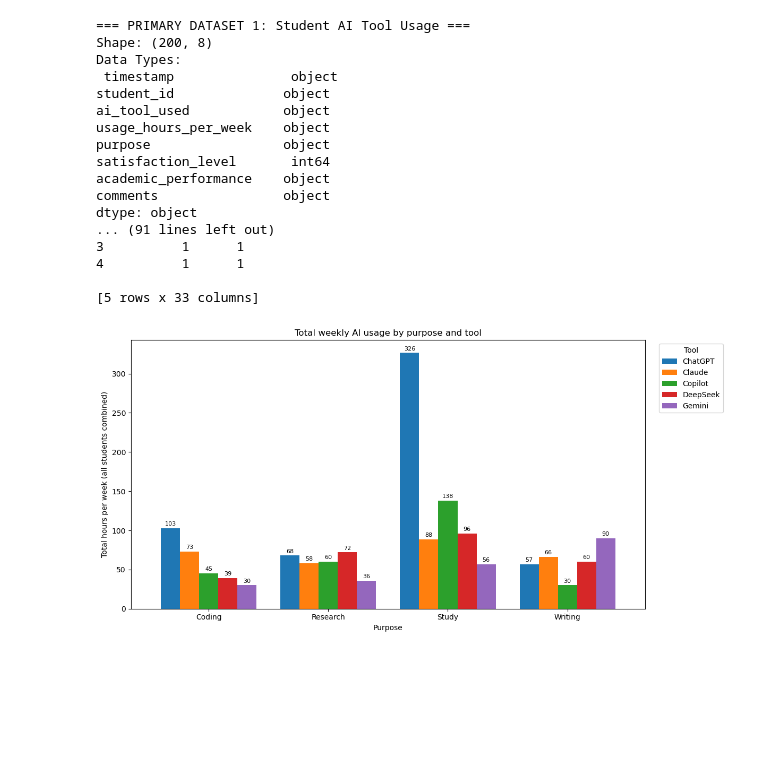
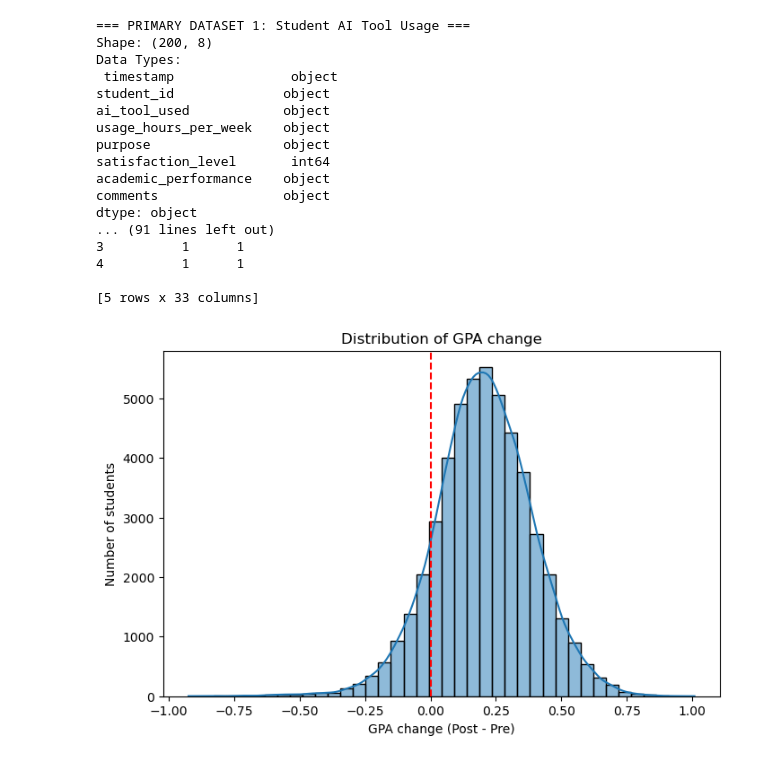
Before and after one commit to Snehashharmaa/cs418-learning-without-ai, a Jupyter notebook: data_acquisition.ipynb, the cells around one changed output. Saved outputs shown, nothing was run; the diff lists cells and outputs as text; code cells hidden in the pictures; blank space fills up the shorter version.

Commit message:
Update Q3 plots

```diff
--- a/data_acquisition.ipynb
+++ b/data_acquisition.ipynb
@@ -100,53 +100,3 @@ def to_hours(x):
         total += n
 
     return total / len(nums)
-# %%
-# THIS PLOT TRY TO SHOW THE TOTAL WEEKLY AI USAGE BY PURPOSE AND TOOL
-
-df_p1["usage_hours_raw"] = df_p1["usage_hours_per_week"]               # keep the original
-df_p1["usage_hours_per_week"] = df_p1["usage_hours_raw"].apply(to_hours)
-
-#
-df_p1["ai_tool_used"] = df_p1["ai_tool_used"].str.strip().str.lower()
-df_p1["ai_tool_used"] = df_p1["ai_tool_used"].replace({"claudeai": "claude"})
-df_p1["ai_tool_used"] = df_p1["ai_tool_used"].str.title().replace({"Chatgpt": "ChatGPT", "Deepseek": "DeepSeek"})
-
-df_p1["purpose"] = df_p1["purpose"].str.strip().str.lower()
-
-# the free-text row ("ChatGPT is used for many different tasks.")
-df_p1.loc[df_p1["purpose"].str.contains("many different tasks", na=False), "purpose"] = "other"
-df_p1["purpose"] = df_p1["purpose"].str.title()
-
-# print(df_p1["ai_tool_used"].unique())
-# print(df_p1["purpose"].unique())
-
-purpose_tool = df_p1.pivot_table(
-    index="purpose",
-    columns="ai_tool_used",
-    values="usage_hours_per_week",
-    aggfunc="mean",
-    margins=True,
-    margins_name="All"
-).round(2)
-
-# purpose_tool
-
-purpose_tool_sum = df_p1.pivot_table(index="purpose", columns="ai_tool_used",
-                                 values="usage_hours_per_week", aggfunc="sum")
-
-# print(purpose_tool_sum)
-purpose_tool_sum = purpose_tool_sum.drop(index='Other')
-
-ax = purpose_tool_sum.plot(kind="bar", figsize=(12, 6), width=0.8)
-for c in ax.containers:
-    ax.bar_label(c, fmt="%.0f", fontsize=8, padding=2)
-
-ax.set_xlabel("Purpose")
-ax.set_ylabel("Total hours per week (all students combined)")
-ax.set_title("Total weekly AI usage by purpose and tool")
-ax.legend(title="Tool", bbox_to_anchor=(1.02, 1), loc="upper left")
-plt.xticks(rotation=0)
-plt.tight_layout()
-plt.show()
-# %% [output]
-[figure, removed]
@@ -152,0 +106,17 @@ plt.show()
+# %%
+# GPA_Change (post-semester GPA minus pre-semester GPA) is the outcome variable in our primary research question,
+# so we need to understand its distribution before comparing it across levels of AI use. It is a continuous numeric variable,
+# so a histogram is the right choice because it shows the overall shape: where most students fall,
+# whether the changes are symmetric or skewed, and whether there are extreme values.
+
+df_p2["GPA_Change"] = df_p2["Post_Semester_GPA"] - df_p2["Pre_Semester_GPA"]
+
+plt.figure(figsize=(8, 5))
+sns.histplot(df_p2["GPA_Change"], bins=40, kde=True)
+plt.axvline(0, color="red", linestyle="--")
+plt.xlabel("GPA change (Post - Pre)")
+plt.ylabel("Number of students")
+plt.title("Distribution of GPA change")
+plt.show()
+# %% [output]
+[figure, added]
```
Also changed, not shown: parts of 7 cells of this notebook.
